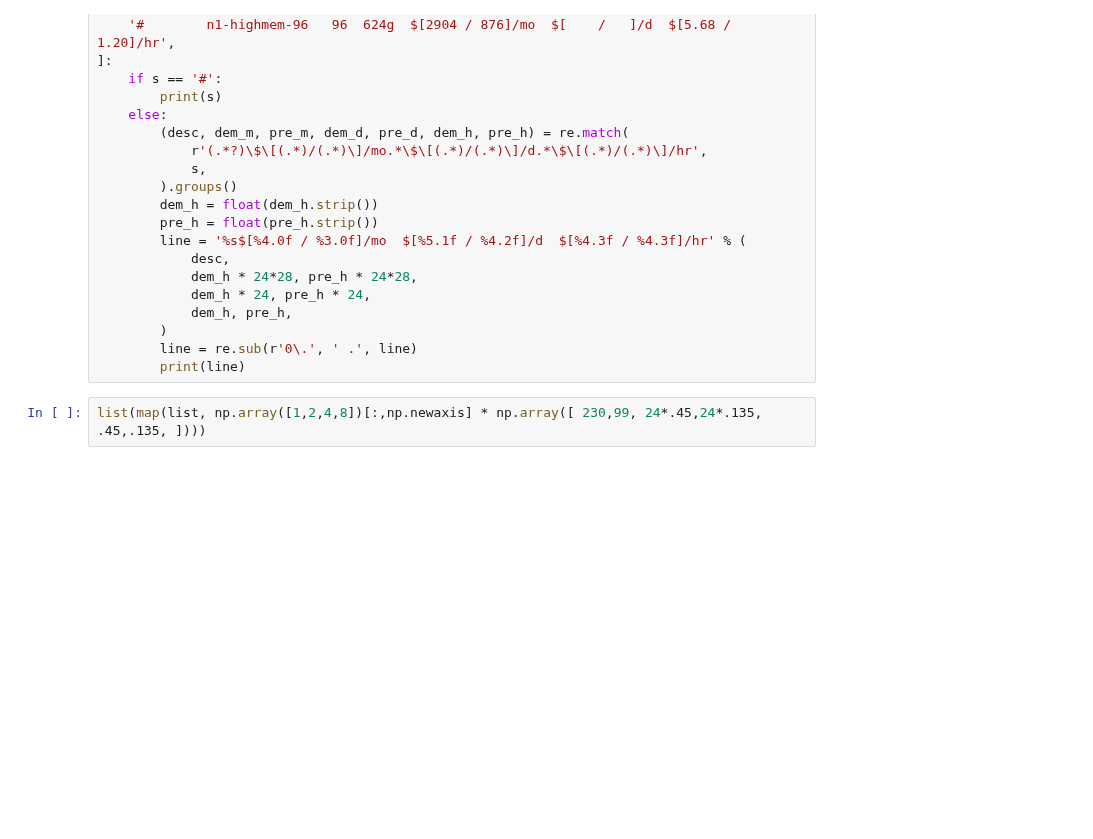
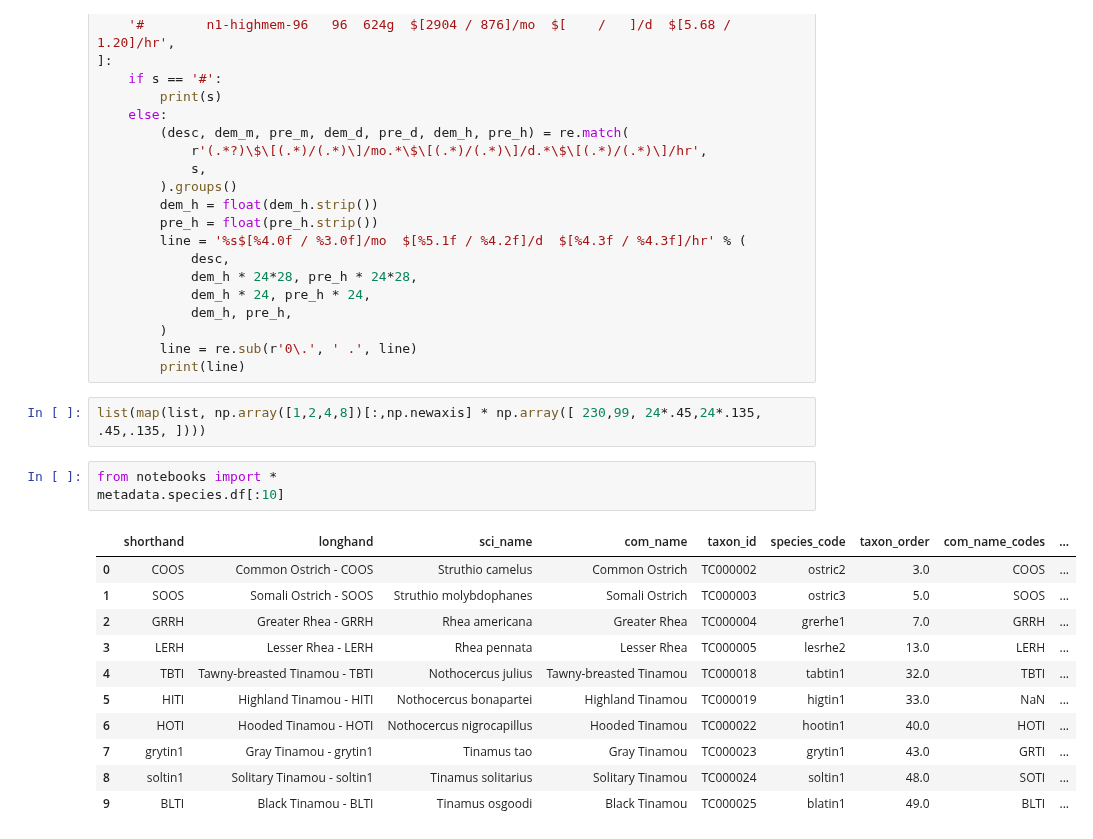
Before and after one commit to jdanbrown/birdgram, a Jupyter notebook: features/notebooks/scratch.ipynb, the cells around one changed output. Saved outputs shown, nothing was run; the diff lists cells and outputs as text; blank space fills up the shorter version.

```diff
--- a/features/notebooks/scratch.ipynb
+++ b/features/notebooks/scratch.ipynb
@@ -450,3 +388,18 @@ for s in [
         print(line)
 # %%
 list(map(list, np.array([1,2,4,8])[:,np.newaxis] * np.array([ 230,99, 24*.45,24*.135, .45,.135, ])))
+# %%
+from notebooks import *
+metadata.species.df[:10]
+# %% [output]
+|  | shorthand | longhand | sci_name | com_name | taxon_id | species_code | taxon_order | com_name_codes | ... |
+| 0 | COOS | Common Ostrich - COOS | Struthio camelus | Common Ostrich | TC000002 | ostric2 | 3.0 | COOS | ... |
+| 1 | SOOS | Somali Ostrich - SOOS | Struthio molybdophanes | Somali Ostrich | TC000003 | ostric3 | 5.0 | SOOS | ... |
+| 2 | GRRH | Greater Rhea - GRRH | Rhea americana | Greater Rhea | TC000004 | grerhe1 | 7.0 | GRRH | ... |
+| 3 | LERH | Lesser Rhea - LERH | Rhea pennata | Lesser Rhea | TC000005 | lesrhe2 | 13.0 | LERH | ... |
+| 4 | TBTI | Tawny-breasted Tinamou - TBTI | Nothocercus julius | Tawny-breasted Tinamou | TC000018 | tabtin1 | 32.0 | TBTI | ... |
+| 5 | HITI | Highland Tinamou - HITI | Nothocercus bonapartei | Highland Tinamou | TC000019 | higtin1 | 33.0 | NaN | ... |
+| 6 | HOTI | Hooded Tinamou - HOTI | Nothocercus nigrocapillus | Hooded Tinamou | TC000022 | hootin1 | 40.0 | HOTI | ... |
+| 7 | grytin1 | Gray Tinamou - grytin1 | Tinamus tao | Gray Tinamou | TC000023 | grytin1 | 43.0 | GRTI | ... |
+| 8 | soltin1 | Solitary Tinamou - soltin1 | Tinamus solitarius | Solitary Tinamou | TC000024 | soltin1 | 48.0 | SOTI | ... |
+| 9 | BLTI | Black Tinamou - BLTI | Tinamus osgoodi | Black Tinamou | TC000025 | blatin1 | 49.0 | BLTI | ... |
```
Also changed, not shown: parts of 4 cells of this notebook, 4 other files.
